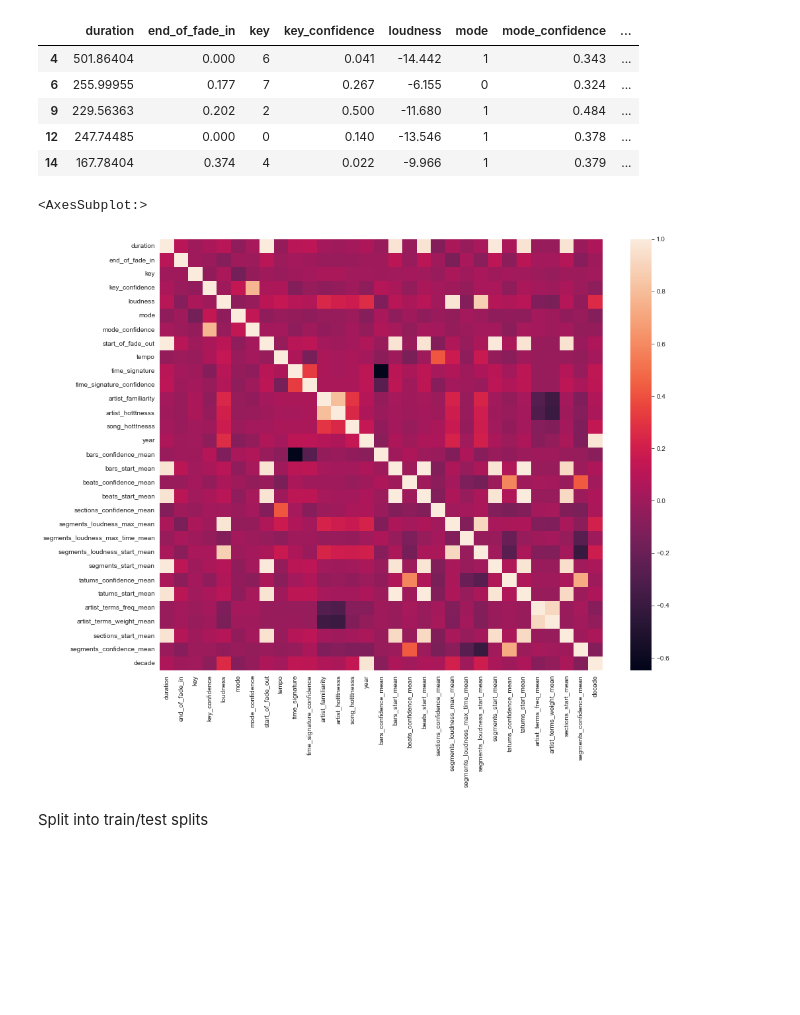
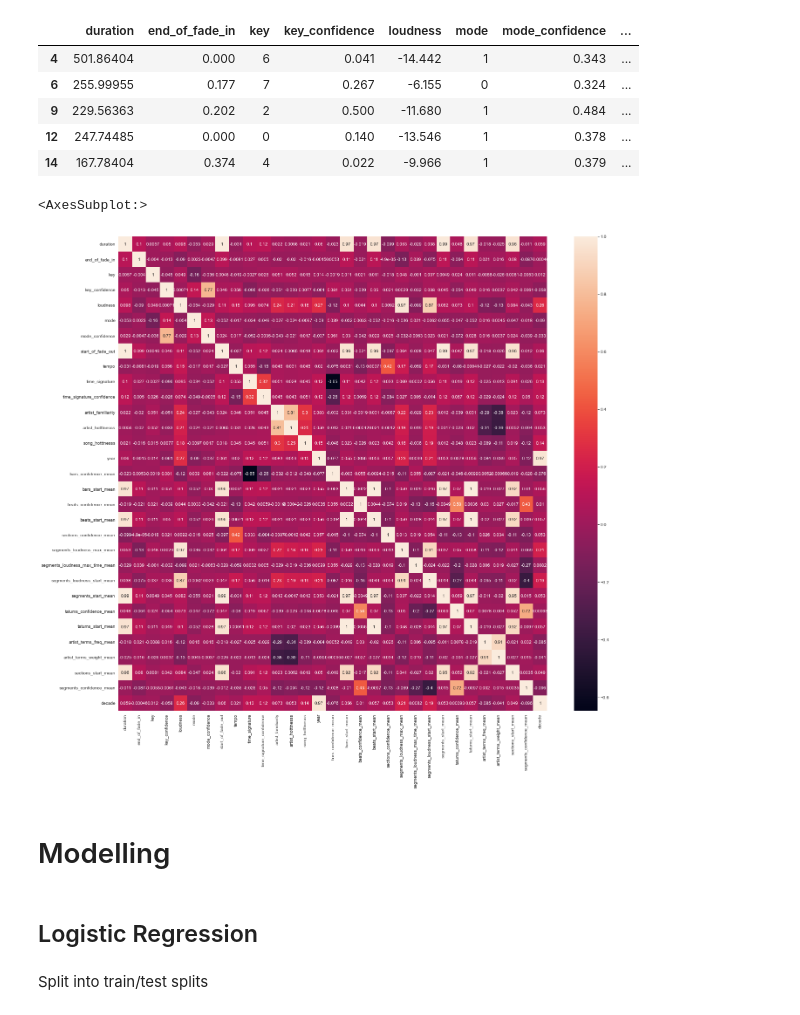
Before and after one commit to seankim658/Million-Song-Data-Analysis, a Jupyter notebook: Million Song Dataset Analysis.ipynb, the cells around one changed output. Drawn from its saved outputs; the diff is of its cells as text; code cells hidden in the pictures; blank space fills up the shorter version.

```diff
--- a/Million Song Dataset Analysis.ipynb
+++ b/Million Song Dataset Analysis.ipynb
@@ -796,11 +796,15 @@ data.head()
 | 14 | 167.78404 | 0.374 | 4 | 0.022 | -9.966 | 1 | 0.379 | ... |
 # %%
 # correlation heatmap to check linear correlation between features (target feature is decade)
-plt.figure(figsize = (15, 12))
-sns.heatmap(data.corr())
+plt.figure(figsize = (22, 20))
+sns.heatmap(data.corr(), annot = True)
 # %% [output]
 <AxesSubplot:>
-[figure, old version]
+[figure, new version]
+# %% [markdown]
+# Modelling
+# %% [markdown]
+## Logistic Regression
 # %% [markdown]
 Split into train/test splits
 # %%
```
Also changed, not shown: parts of 18 cells of this notebook.
